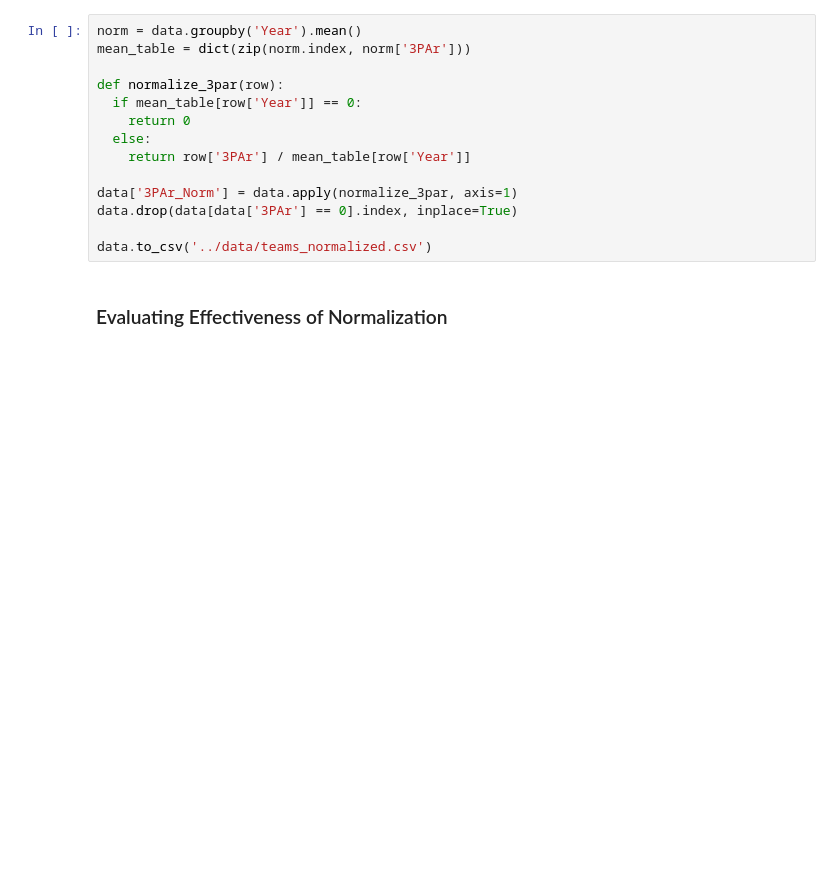
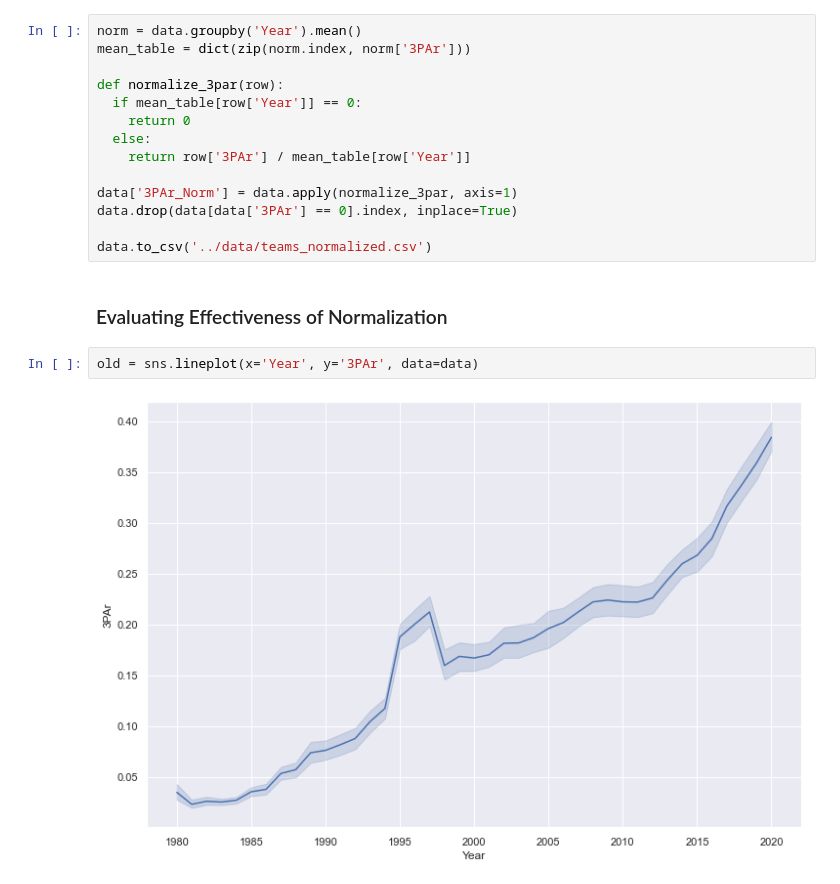
Before and after one commit to gargparthb/nba-data-analysis, a Jupyter notebook: notebooks/feature.ipynb, the cells around one changed output. Saved outputs shown, nothing was run; the diff lists cells and outputs as text; blank space fills up the shorter version.

```diff
--- a/notebooks/feature.ipynb
+++ b/notebooks/feature.ipynb
@@ -37,3 +37,7 @@ data.drop(data[data['3PAr'] == 0].index, inplace=True)
 data.to_csv('../data/teams_normalized.csv')
 # %% [markdown]
 ### Evaluating Effectiveness of Normalization
+# %%
+old = sns.lineplot(x='Year', y='3PAr', data=data)
+# %% [output]
+[figure, added]
```
Also changed, not shown: parts of 1 cell of this notebook, 3 other files.
